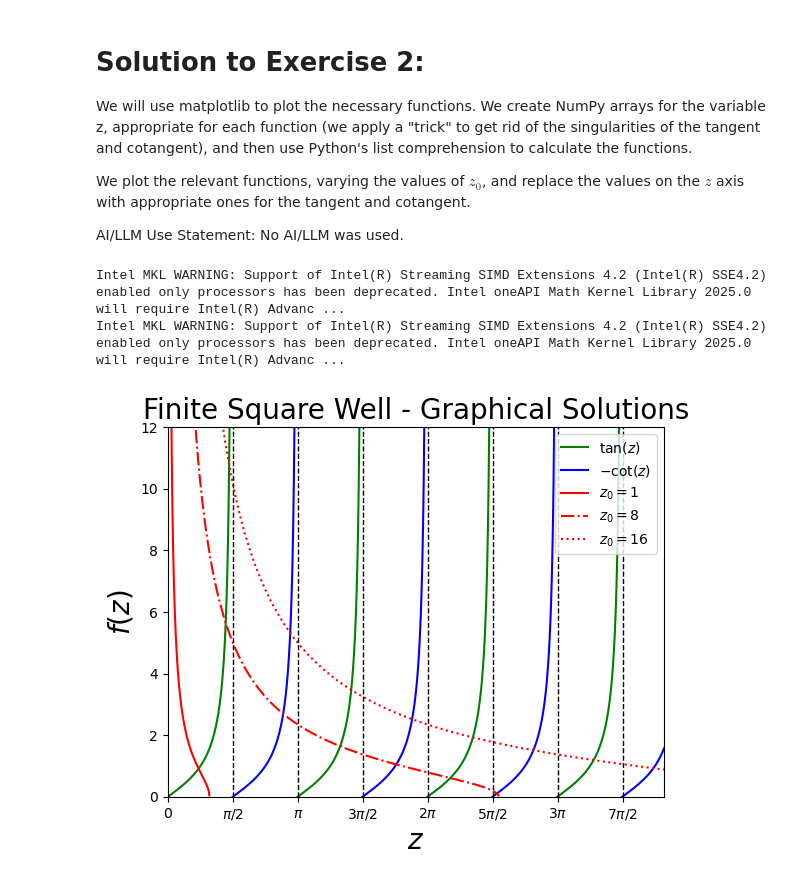
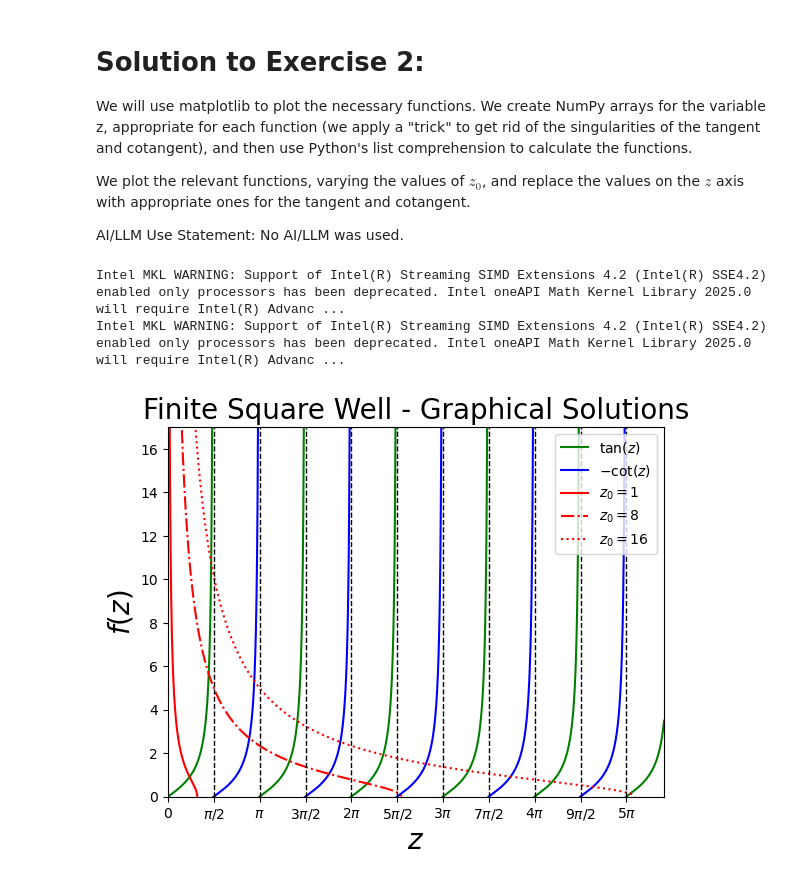
Before and after one commit to apapaefs/phys3500k_sp26_exercises, a Jupyter notebook: Chapter1/Solution1.2.ipynb, the cells around one changed output. Drawn from its saved outputs; the diff is of its cells as text; code cells hidden in the pictures.

```diff
--- a/Chapter1/Solution1.2.ipynb
+++ b/Chapter1/Solution1.2.ipynb
@@ -53,58 +53,56 @@ import math
 from math import pi
 
 # numpy array for even wave functions: i.e. tan(z), remove the points where tan(z) diverges
-ze = np.linspace(0.01, 9*math.pi/2, 10000)
+ze = np.linspace(0.01, 15*math.pi/2, 100000)
 ze[np.abs(np.cos(ze)) <= np.abs(np.sin(ze[1]-ze[0]))] = np.nan # remove points where tan(z) diverges
 # the even functions:
 LE = np.tan(ze) # left-hand side of even equation
 
 # numpy array for odd wave functions: i.e. -cot(z), remove the points where -cot(z) diverges
-zo = np.linspace(0.01, 9*math.pi/2, 10000)
+zo = np.linspace(0.01, 15*math.pi/2, 100000)
 zo[np.abs(np.sin(zo)) <= np.abs(np.sin(zo[1]-zo[0]))] = np.nan # remove points where -cot(z) diverges
 LO = -1/np.tan(zo) # left-hand side of odd equation
 
 # create a list of z_0's:
 z0_list = [1, 8, 16]
-z = np.linspace(0.01, 9*math.pi/2, 10000)
-
-# not essential, but suppresses the error
-with np.errstate(invalid='ignore'):
-    R = [np.sqrt(z0**2/z**2 - 1) for z0 in z0_list] # use list comprehension to create the three different R's. Note that this will complain since the square root becomes negative at some point!
+z = np.linspace(0.01, 15*math.pi/2, 10000)
+R = [np.sqrt(z0**2/z**2 - 1) for z0 in z0_list] # use list comprehension to create the three different R's. Note that this will complain since the square root becomes negative at some point!
 
 fig, ax = plt.subplots() # create the elements required for matplotlib.
 
 # set the labels and titles:
 ax.set_xlabel(r'$z$', fontsize=20) # set the x label
 ax.set_ylabel(r'$f(z)$', fontsize=20) # set the y label
 ax.set_title('Finite Square Well - Graphical Solutions', fontsize=20) # set the title
 
 # make one-dimensional plots using the above arrays
 # plot tan(z) and -cot(z):
 ax.plot(ze, LE, color='green', linestyle='-', label=r'$\tan(z)$')
 ax.plot(zo, LO, color='blue', linestyle='-', label=r'$-\cot(z)$')
 
 # plot the right-hand side of the equation for the three different values of z_0
 ax.plot(z, R[0], color='red', linestyle='-', label=r'$z_0=1$')
 ax.plot(z, R[1], color='red', linestyle='-.', label=r'$z_0=8$')
 ax.plot(z, R[2], color='red', linestyle=':', label=r'$z_0=16$')
 
-# plot vertical lines at k*pi/2 with k = 1,...,7
-for k in range(1, 8):
-    ax.vlines(x=k*math.pi/2, ymin=0, ymax=15, linewidth=1, ls='--', color='black')
+# plot vertical lines at multiples of pi/2:
+for k in range(1,11):
+    ax.vlines(x=k*math.pi/2, ymin=0, ymax=18, linewidth=1, ls='--', color='black')
+
 
 # change the axis labels to correspond to [0, pi/2, pi, 1.5 * pi, 2*pi, 2.5*pi, 3*pi]
-ax.set_xticks([0, pi/2, pi, 1.5 * pi, 2*pi, 2.5*pi, 3*pi, 3.5*pi])
-ax.set_xticklabels(['0', '$\\pi/2$', '$\\pi$', '$3\\pi/2$', '$2\\pi$', '$5\\pi/2$', '$3\\pi$', '$7\\pi/2$'])
+ax.set_xticks([0, pi/2, pi, 1.5 * pi, 2*pi, 2.5*pi, 3*pi, 3.5*pi, 4.0*pi, 4.5*pi, 5*pi, 5.5*pi])
+ax.set_xticklabels(['0', '$\\pi/2$', '$\\pi$', '$3\\pi/2$', '$2\\pi$', '$5\\pi/2$', '$3\\pi$', '$7\\pi/2$', '$4\\pi$', '$9\\pi/2$', '$5\\pi$', '$11\\pi/2$'])
 
 # set the x and y limits:
-ax.set_xlim(0, 12)
-ax.set_ylim(0, 12)
+ax.set_xlim(0,17)
+ax.set_ylim(0,17)
 
 # construct the legend:
 ax.legend(loc='upper right')  # Add a legend
 
 plt.show() # show the plot here
 # %% [output]
 Intel MKL WARNING: Support of Intel(R) Streaming SIMD Extensions 4.2 (Intel(R) SSE4.2) enabled only processors has been deprecated. Intel oneAPI Math Kernel Library 2025.0 will require Intel(R) Advanc ...
 Intel MKL WARNING: Support of Intel(R) Streaming SIMD Extensions 4.2 (Intel(R) SSE4.2) enabled only processors has been deprecated. Intel oneAPI Math Kernel Library 2025.0 will require Intel(R) Advanc ...
-[figure, old version]
+[figure, new version]
```
